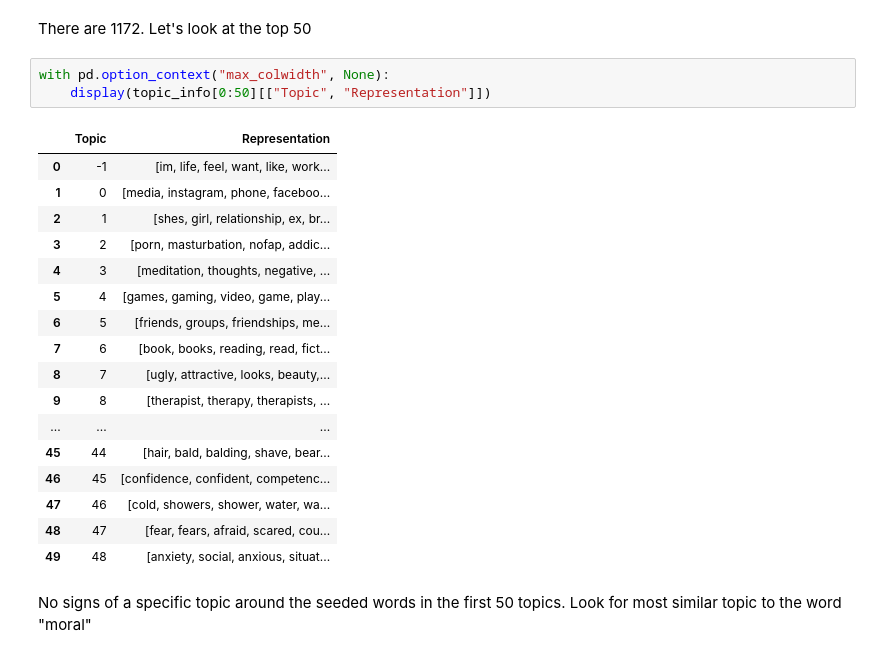
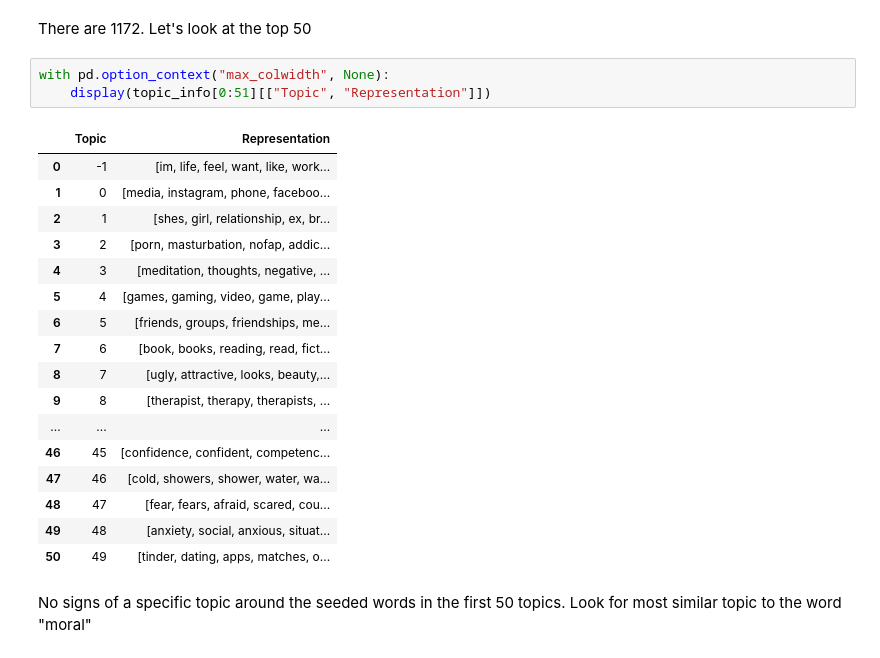
Before and after one commit to natashacarpcast/moralization-selfimprovement, a Jupyter notebook: 09-BERTopic.ipynb, the cells around one changed output. Saved outputs shown, nothing was run; the diff lists cells and outputs as text.

```diff
--- a/09-BERTopic.ipynb
+++ b/09-BERTopic.ipynb
@@ -107,25 +107,25 @@ topic_info
 There are 1172. Let's look at the top 50
 # %%
 with pd.option_context("max_colwidth", None):
-    display(topic_info[0:50][["Topic", "Representation"]])
+    display(topic_info[0:51][["Topic", "Representation"]])
 # %% [output]
 |  | Topic | Representation |
 | 0 | -1 | [im, life, feel, want, like, work... |
 | 1 | 0 | [media, instagram, phone, faceboo... |
 | 2 | 1 | [shes, girl, relationship, ex, br... |
 | 3 | 2 | [porn, masturbation, nofap, addic... |
 | 4 | 3 | [meditation, thoughts, negative, ... |
 | 5 | 4 | [games, gaming, video, game, play... |
 | 6 | 5 | [friends, groups, friendships, me... |
 | 7 | 6 | [book, books, reading, read, fict... |
 | 8 | 7 | [ugly, attractive, looks, beauty,... |
 | 9 | 8 | [therapist, therapy, therapists, ... |
 | ... | ... | ... |
-| 45 | 44 | [hair, bald, balding, shave, bear... |
 | 46 | 45 | [confidence, confident, competenc... |
 | 47 | 46 | [cold, showers, shower, water, wa... |
 | 48 | 47 | [fear, fears, afraid, scared, cou... |
 | 49 | 48 | [anxiety, social, anxious, situat... |
+| 50 | 49 | [tinder, dating, apps, matches, o... |
 # %% [markdown]
 No signs of a specific topic around the seeded words in the first 50 topics. Look for most similar topic to the word "moral"
 # %%
```
Also changed, not shown: parts of 3 cells of this notebook.
